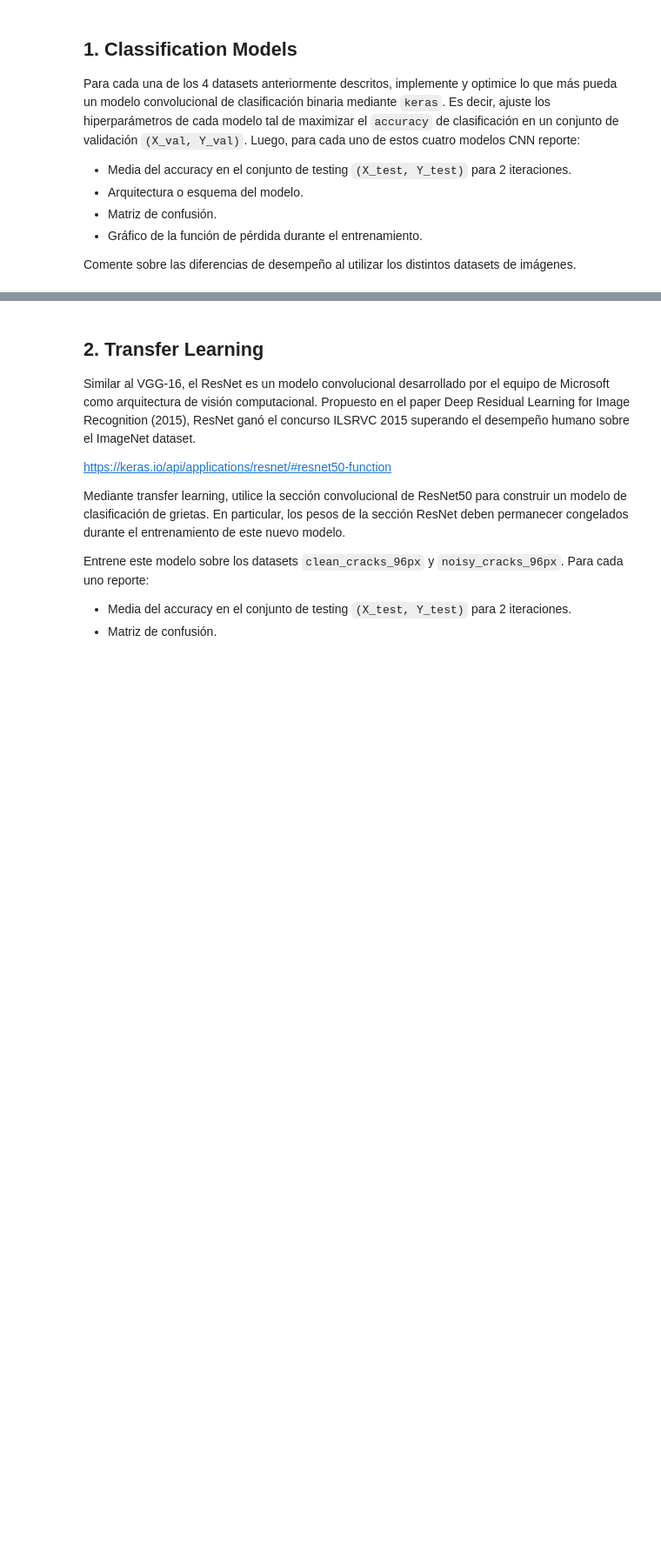
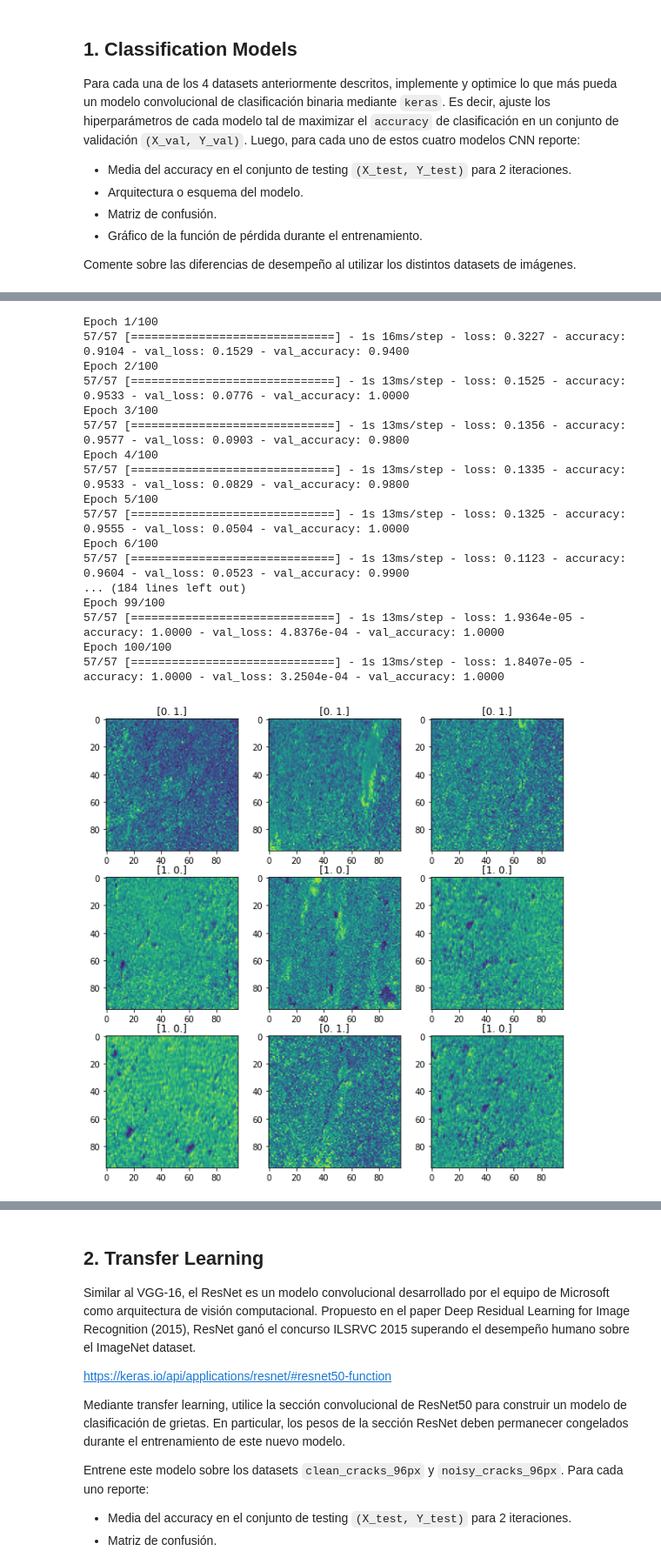
Before and after one commit to MartinVIllesca/ME7260-Aprendizaje-Profundo-en-Diagnostico-y-Pronostico-de-Fallas, a Jupyter notebook: t2/tarea_02.ipynb, the cells around one changed output, grey strips where cells are left out. Shown at 87% size. Drawn from its saved outputs; the diff is of its cells as text; code cells hidden in the pictures; blank space fills up the shorter version.

```diff
--- a/t2/tarea_02.ipynb
+++ b/t2/tarea_02.ipynb
@@ -83,0 +318,22 @@ Comente sobre las diferencias de desempeño al utilizar los distintos datasets d
+# %%
+modelo96n, history96n, data96noisy, acc = entrenarModelo('/content/datasets/noisy_cracks_96px.npz', 96, lr=0.0001, epocas=100)
+modelo96n.summary()
+# %% [output]
+Epoch 1/100
+57/57 [==============================] - 1s 16ms/step - loss: 0.3227 - accuracy: 0.9104 - val_loss: 0.1529 - val_accuracy: 0.9400
+Epoch 2/100
+57/57 [==============================] - 1s 13ms/step - loss: 0.1525 - accuracy: 0.9533 - val_loss: 0.0776 - val_accuracy: 1.0000
+Epoch 3/100
+57/57 [==============================] - 1s 13ms/step - loss: 0.1356 - accuracy: 0.9577 - val_loss: 0.0903 - val_accuracy: 0.9800
+Epoch 4/100
+57/57 [==============================] - 1s 13ms/step - loss: 0.1335 - accuracy: 0.9533 - val_loss: 0.0829 - val_accuracy: 0.9800
+Epoch 5/100
+57/57 [==============================] - 1s 13ms/step - loss: 0.1325 - accuracy: 0.9555 - val_loss: 0.0504 - val_accuracy: 1.0000
+Epoch 6/100
+57/57 [==============================] - 1s 13ms/step - loss: 0.1123 - accuracy: 0.9604 - val_loss: 0.0523 - val_accuracy: 0.9900
+... (184 lines left out)
+Epoch 99/100
+57/57 [==============================] - 1s 13ms/step - loss: 1.9364e-05 - accuracy: 1.0000 - val_loss: 4.8376e-04 - val_accuracy: 1.0000
+Epoch 100/100
+57/57 [==============================] - 1s 13ms/step - loss: 1.8407e-05 - accuracy: 1.0000 - val_loss: 3.2504e-04 - val_accuracy: 1.0000
+[figure, added]
```
Also changed, not shown: parts of 17 cells of this notebook.
